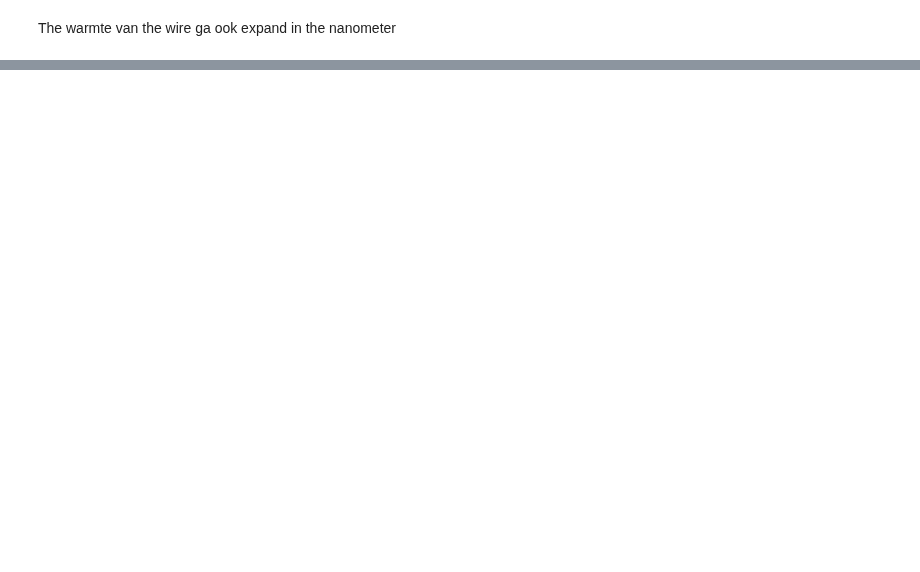
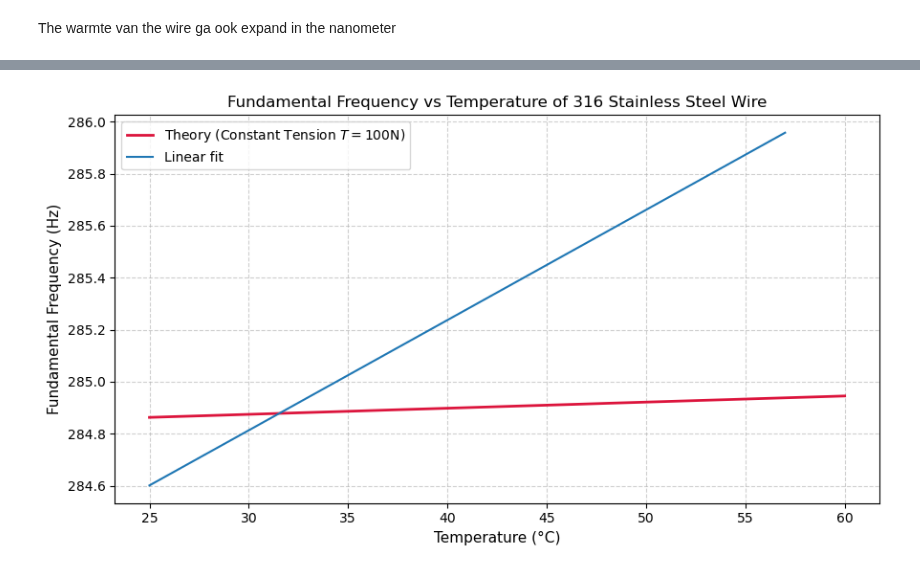
Before and after one commit to Tetras49/OP, a Jupyter notebook: OP1_firstcourste_Labjournal.ipynb, the cells around one changed output, grey strips where cells are left out. Saved outputs shown, nothing was run; the diff lists cells and outputs as text; code cells hidden in the pictures; blank space fills up the shorter version.

```diff
--- a/OP1_firstcourste_Labjournal.ipynb
+++ b/OP1_firstcourste_Labjournal.ipynb
@@ -325,0 +666,53 @@ The warmte van the wire ga ook expand in the nanometer
+# %%
+def calculate_theoretical_frequency(
+    temp_c,
+    L=0.325,        # Vibrating length (m) - adjusted to match your 539.5 Hz baseline at 25°C
+    d0=0.3e-3,       # Initial wire diameter (m)
+    T_tension=19.36, # Constant tension (N)
+    rho0=8000.0,     # Density at 25°C (kg/m^3)
+    alpha=16e-6,     # Linear thermal expansion coefficient (/°C)
+    E0=193e9,        # Young's Modulus at 25°C (Pa)
+    dE_dT=-75e6,     # Change in Young's Modulus per °C (Pa/°C)
+    T0=25.0          # Baseline reference temperature (°C)
+):
+
+    temp_c = np.asarray(temp_c)
+    delta_T = temp_c - T0
+
+
+    A0 = np.pi * (d0 / 2)**2
+    mu0 = rho0 * A0
+
+    A_T = A0 * (1 + 2 * alpha * delta_T)
+    E_T = E0 + dE_dT * delta_T
+
+
+    strain_T = T_tension / (A_T * E_T)
+
+    mu_T = mu0 / ((1 + alpha * delta_T) * (1 + strain_T))
+
+
+    f_T = (1 / (2 * L)) * np.sqrt(T_tension / mu_T)
+
+    return f_T
+
+
+
+
+theory_temps = np.linspace(25, 60, 100)
+theory_freqs = calculate_theoretical_frequency(theory_temps)
+
+
+plt.figure(figsize=(9, 5), dpi=100)
+plt.plot(theory_temps, theory_freqs, label="Theory (Constant Tension $T=100\\text{N}$)",
+    color="crimson", linewidth=2)
+plt.title("Fundamental Frequency vs Temperature of 316 Stainless Steel Wire", fontsize=12)
+plt.xlabel("Temperature (°C)", fontsize=11)
+plt.ylabel("Fundamental Frequency (Hz)", fontsize=11)
+plt.plot(T_fit, f_fit_line, label="Linear fit")
+plt.grid(True, linestyle="--", alpha=0.6)
+plt.legend(fontsize=10)
+plt.tight_layout()
+plt.show()
+# %% [output]
+[figure, added]
```
Also changed, not shown: parts of 16 cells of this notebook, 38 other files.
